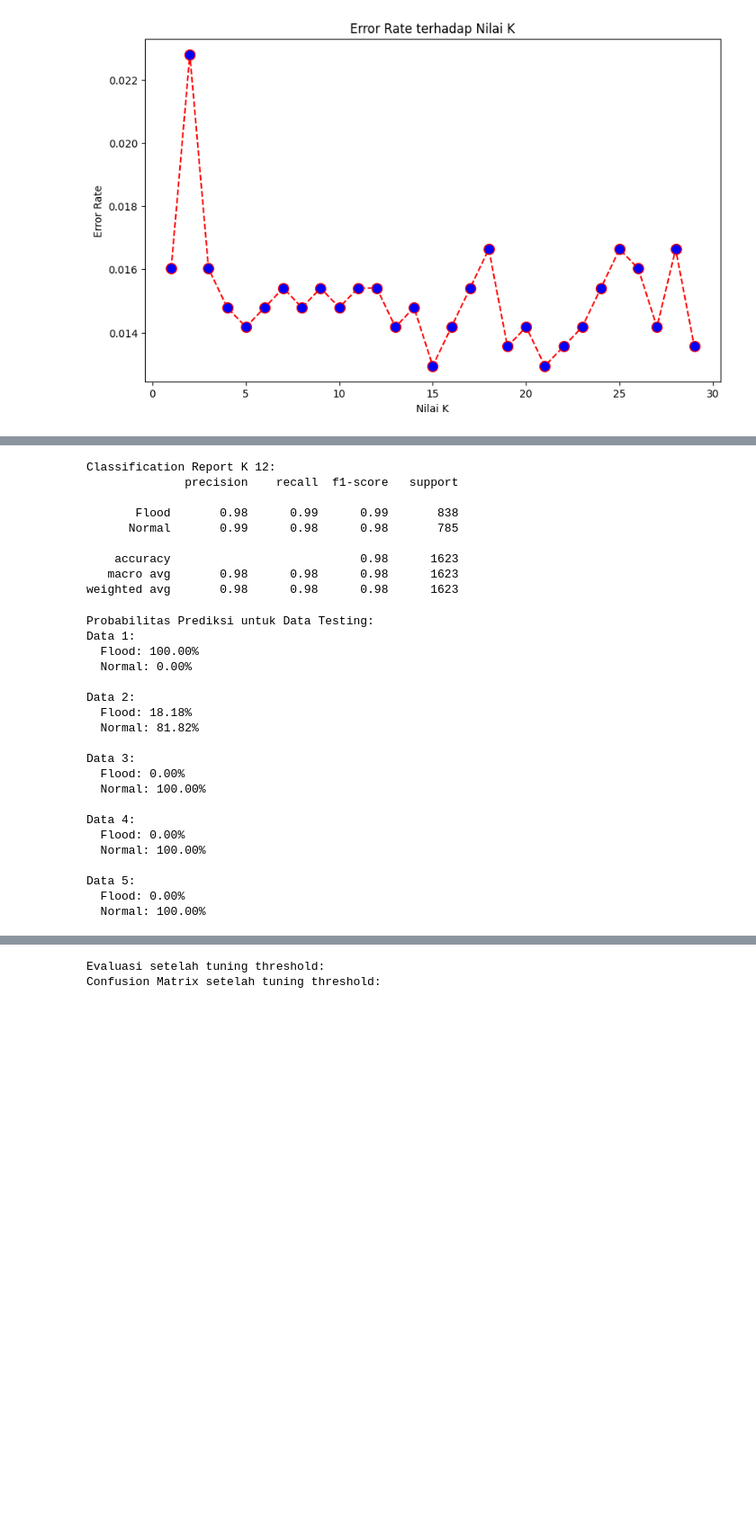
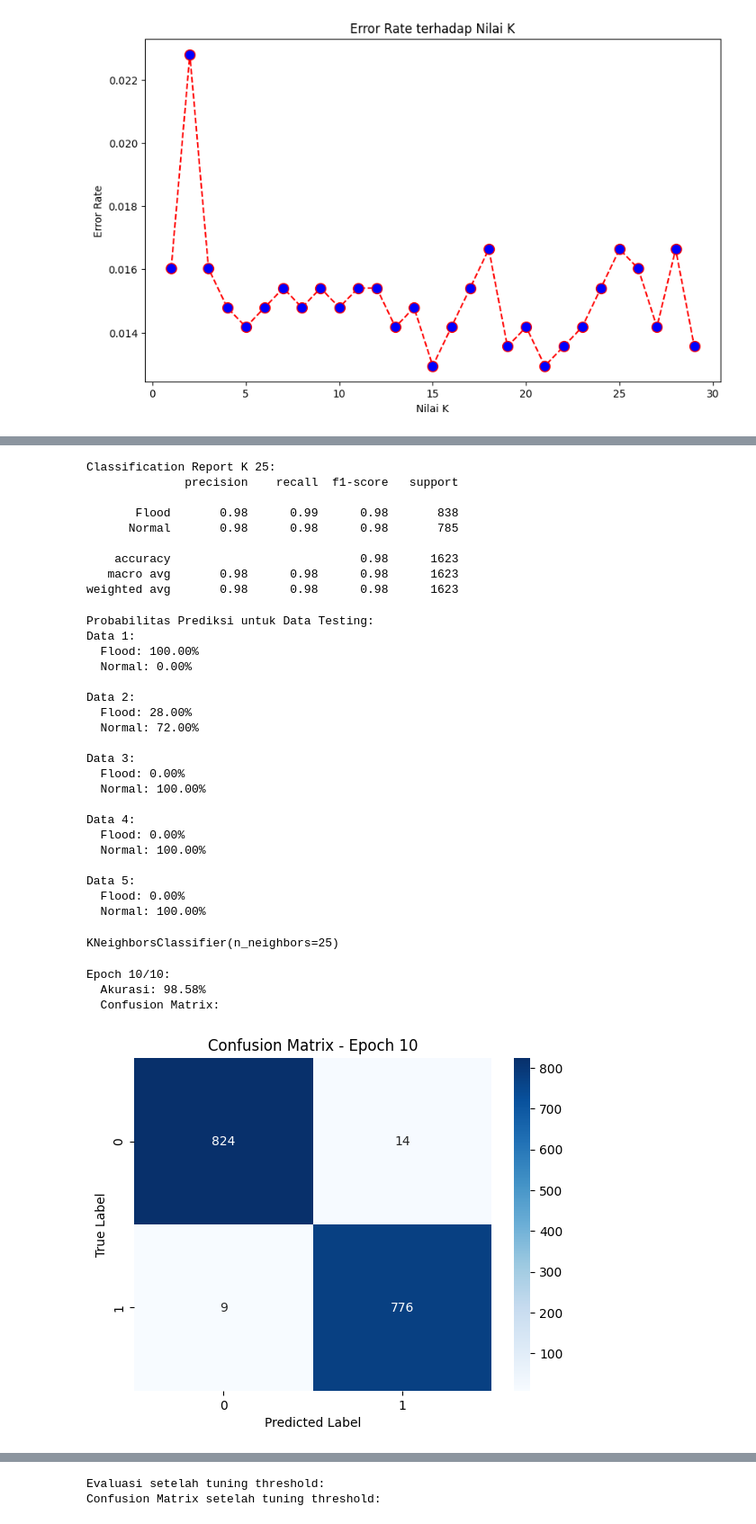
Before and after one commit to NaufalDekha002/NFD_MachineLearning, a Jupyter notebook: NFD_With_KNN.ipynb, the cells around one changed output, grey strips where cells are left out. Shown at 90% size. Drawn from its saved outputs; the diff is of its cells as text; code cells hidden in the pictures; blank space fills up the shorter version.

```diff
--- a/NFD_With_KNN.ipynb
+++ b/NFD_With_KNN.ipynb
@@ -93,7 +93,7 @@ plt.show()
 [figure]
 # %%
 # Prosedur Pelatihan Model dengan KNN
-k_optimal = 11
+k_optimal = 25
 knn = KNeighborsClassifier(n_neighbors=k_optimal)
 knn.fit(X_networkpatterns_train, y_networkpatterns_train)
 y_networkpatterns_pred = knn.predict(X_networkpatterns_test)
@@ -121,14 +121,14 @@ Confusion Matrix K 11:
 [figure]
 # %%
 # Classification Report
-print("\nClassification Report K 12: ")
+print("\nClassification Report K 25: ")
 print(classification_report(y_networkpatterns_test, y_networkpatterns_pred, target_names=label_encoder.classes_))
 # %% [output]
-Classification Report K 12:
+Classification Report K 25:
               precision    recall  f1-score   support
 
-       Flood       0.98      0.99      0.99       838
-      Normal       0.99      0.98      0.98       785
+       Flood       0.98      0.99      0.98       838
+      Normal       0.98      0.98      0.98       785
 
     accuracy                           0.98      1623
    macro avg       0.98      0.98      0.98      1623
@@ -150,8 +150,8 @@ Data 1:
   Normal: 0.00%
 
 Data 2:
-  Flood: 18.18%
-  Normal: 81.82%
+  Flood: 28.00%
+  Normal: 72.00%
 
 Data 3:
   Flood: 0.00%
@@ -164,3 +164,40 @@ Data 4:
 Data 5:
   Flood: 0.00%
   Normal: 100.00%
+# %%
+n_epochs = 10  # Jumlah epoch untuk simulasi
+accuracy_per_epoch = []
+
+for epoch in range(n_epochs):
+    # Splitting Dataset pada setiap Epoch (dengan random_state berbeda)
+    X_train, X_test, y_train, y_test = train_test_split(
+        x_networkpatterns, y_encoded, test_size=0.2, random_state=epoch, stratify=y_encoded)
+# %%
+ # Standardisasi
+X_train = sc_networkpatterns.fit_transform(X_train)
+X_test = sc_networkpatterns.transform(X_test)
+# %%
+# Pelatihan Model
+knn = KNeighborsClassifier(n_neighbors=k_optimal)
+knn.fit(X_train, y_train)
+# %% [output]
+KNeighborsClassifier(n_neighbors=25)
+# %%
+# Prediksi dan Evaluasi pada Epoch ini
+y_pred = knn.predict(X_test)
+accuracy = accuracy_score(y_test, y_pred)
+accuracy_per_epoch.append(accuracy)
+
+print(f"Epoch {epoch + 1}/{n_epochs}:")
+print(f"  Akurasi: {accuracy * 100:.2f}%")
+print(f"  Confusion Matrix:")
+sns.heatmap(confusion_matrix(y_test, y_pred), annot=True, fmt="d", cmap="Blues")
+plt.title(f"Confusion Matrix - Epoch {epoch + 1}")
+plt.xlabel("Predicted Label")
+plt.ylabel("True Label")
+plt.show()
+# %% [output]
+Epoch 10/10:
+  Akurasi: 98.58%
+  Confusion Matrix:
+[figure, added]
```
Also changed, not shown: parts of 5 cells of this notebook.
